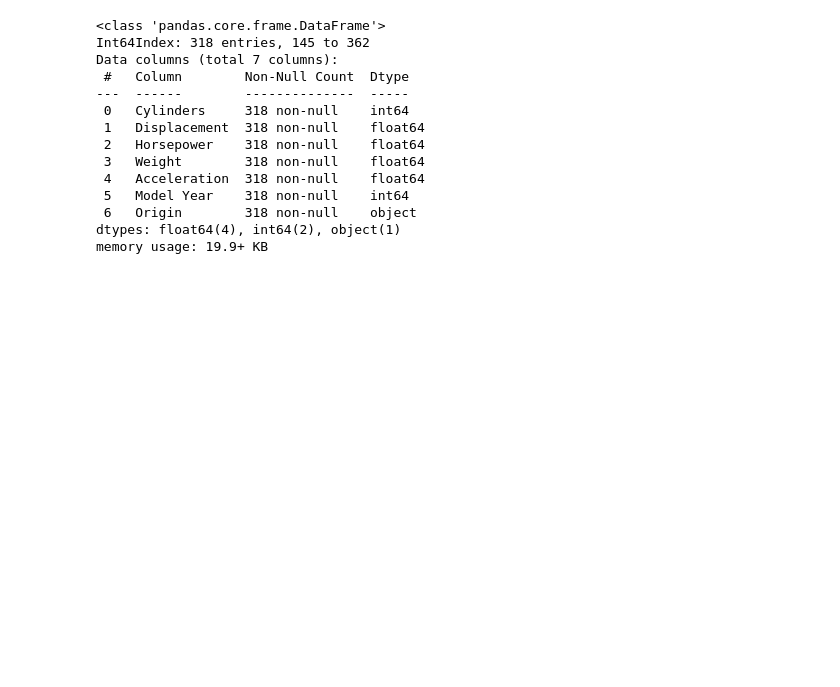
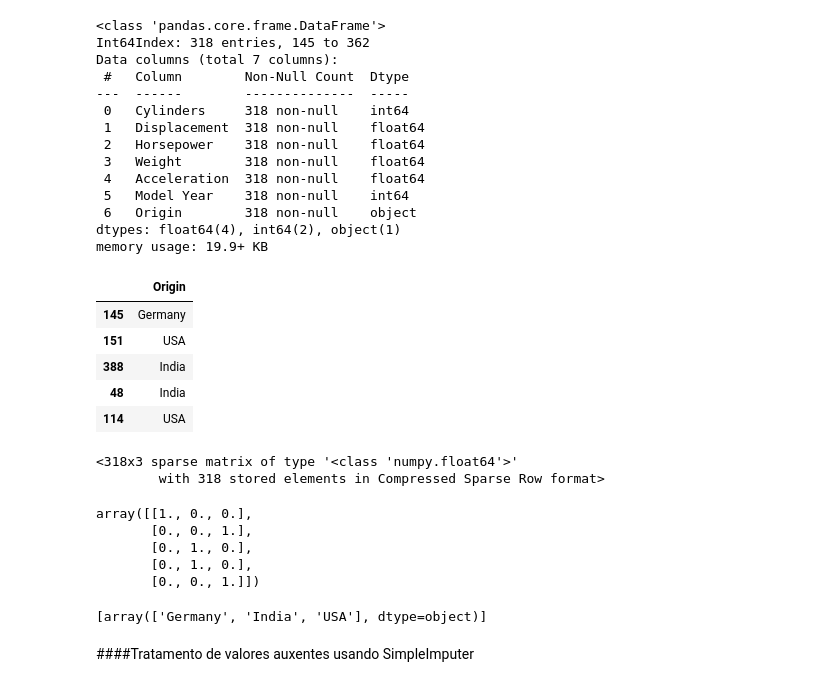
Before and after one commit to Marcelobhering/Desafio, a Jupyter notebook: parte1.ipynb, the cells around one changed output. Saved outputs shown, nothing was run; the diff lists cells and outputs as text; code cells hidden in the pictures; blank space fills up the shorter version.

```diff
--- a/parte1.ipynb
+++ b/parte1.ipynb
@@ -249,3 +250,38 @@ Data columns (total 7 columns):
  6   Origin        318 non-null    object
 dtypes: float64(4), int64(2), object(1)
 memory usage: 19.9+ KB
+# %%
+##isolating the origin column
+data_cat = data_tr[["Origin"]]
+data_cat.head()
+# %% [output]
+|  | Origin |
+| 145 | Germany |
+| 151 | USA |
+| 388 | India |
+| 48 | India |
+| 114 | USA |
+# %%
+
+from sklearn.preprocessing import OneHotEncoder
+
+cat_encoder = OneHotEncoder()
+data_cat_1hot = cat_encoder.fit_transform(data_cat)
+data_cat_1hot   # retorna uma matriz esparsa(grande quant de valor 0)
+# %% [output]
+<318x3 sparse matrix of type '<class 'numpy.float64'>'
+        with 318 stored elements in Compressed Sparse Row format>
+# %%
+data_cat_1hot.toarray()[:5]
+# %% [output]
+array([[1., 0., 0.],
+       [0., 0., 1.],
+       [0., 1., 0.],
+       [0., 1., 0.],
+       [0., 0., 1.]])
+# %%
+cat_encoder.categories_
+# %% [output]
+[array(['Germany', 'India', 'USA'], dtype=object)]
+# %% [markdown]
+####Tratamento de valores auxentes usando SimpleImputer
```
Also changed, not shown: parts of 5 cells of this notebook.
